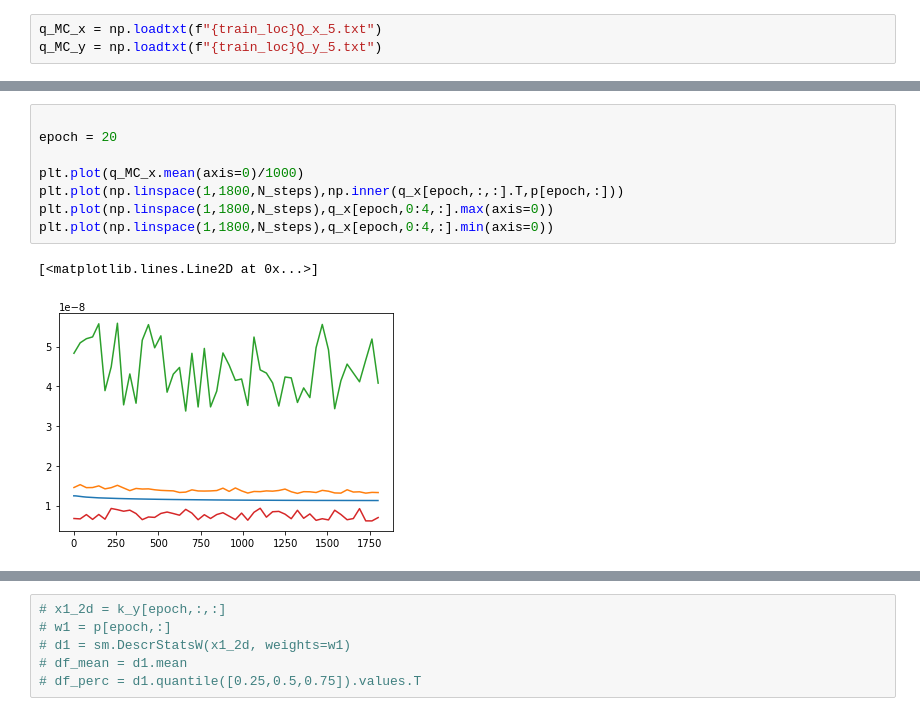
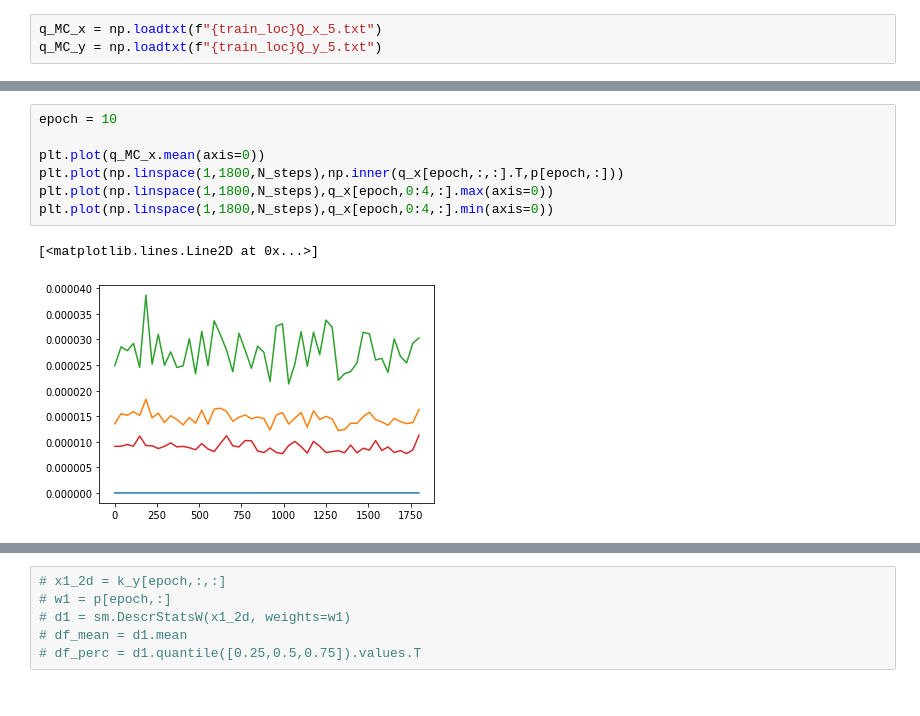
Before and after one commit to dbelivanis/Information-Theory-2, a Jupyter notebook: Optimization/check.ipynb, the cells around one changed output, grey strips where cells are left out. Saved outputs shown, nothing was run; the diff lists cells and outputs as text.

```diff
--- a/Optimization/check.ipynb
+++ b/Optimization/check.ipynb
@@ -189,11 +73,10 @@ ii
 # %%
+epoch = 10
 
-epoch = 20
-
-plt.plot(q_MC_x.mean(axis=0)/1000)
+plt.plot(q_MC_x.mean(axis=0))
 plt.plot(np.linspace(1,1800,N_steps),np.inner(q_x[epoch,:,:].T,p[epoch,:]))
 plt.plot(np.linspace(1,1800,N_steps),q_x[epoch,0:4,:].max(axis=0))
 plt.plot(np.linspace(1,1800,N_steps),q_x[epoch,0:4,:].min(axis=0))
 # %% [output]
 [<matplotlib.lines.Line2D at 0x...>]
-[figure, old version]
+[figure, new version]
```
Also changed, not shown: parts of 23 cells of this notebook, 1 other file.
